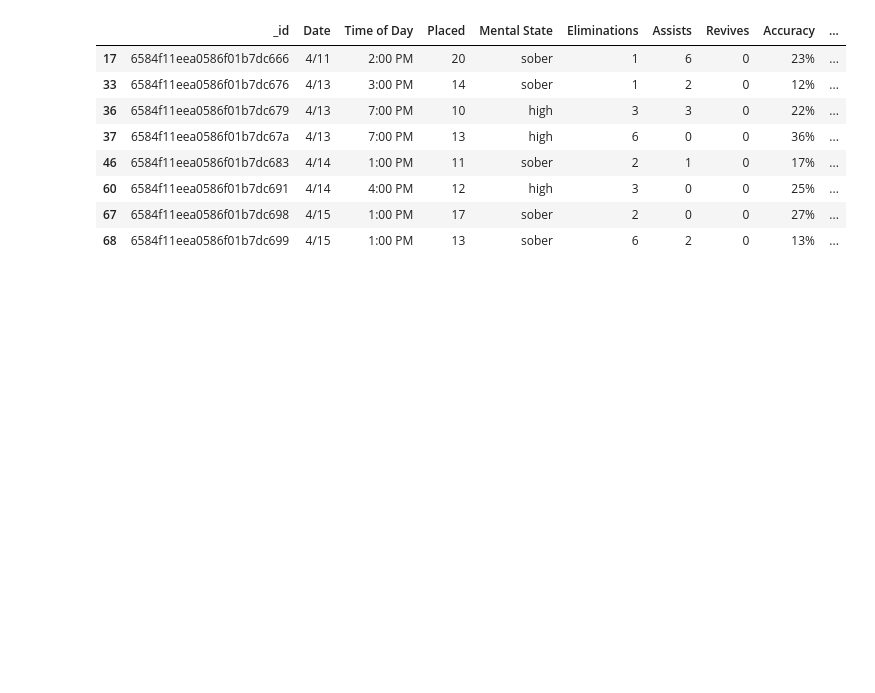
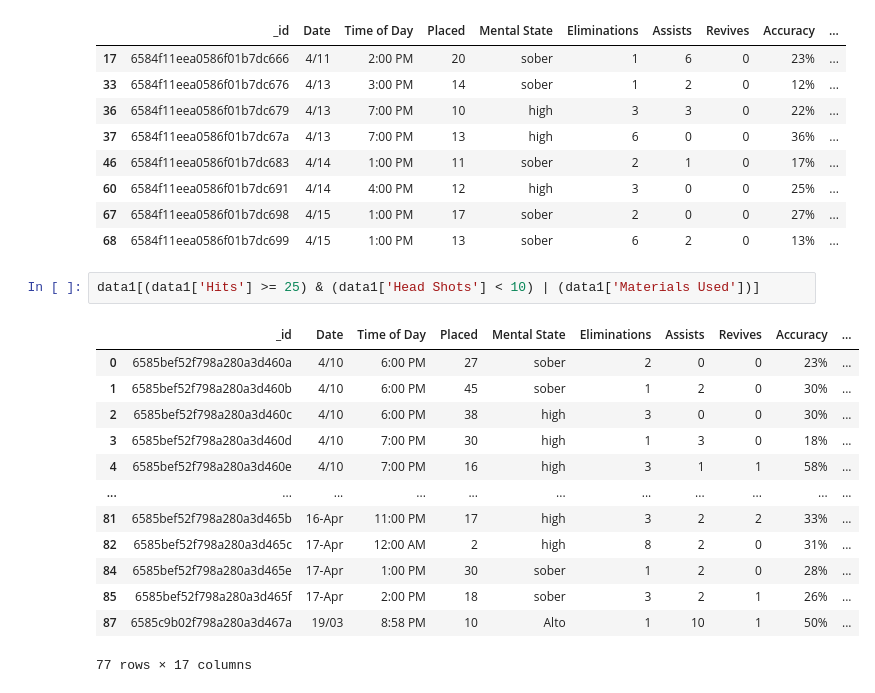
Before and after one commit to Dustin1904/Mongo-Python, a Jupyter notebook: Untitled.ipynb, the cells around one changed output. Saved outputs shown, nothing was run; the diff lists cells and outputs as text; blank space fills up the shorter version.

```diff
--- a/Untitled.ipynb
+++ b/Untitled.ipynb
@@ -145,3 +145,19 @@ data1[(data1['Placed']>=10)&(data1['Distance Traveled']>=1500)&(data1['Revives']
 | 60 | 6584f11eea0586f01b7dc691 | 4/14 | 4:00 PM | 12 | high | 3 | 0 | 0 | 25% | ... |
 | 67 | 6584f11eea0586f01b7dc698 | 4/15 | 1:00 PM | 17 | sober | 2 | 0 | 0 | 27% | ... |
 | 68 | 6584f11eea0586f01b7dc699 | 4/15 | 1:00 PM | 13 | sober | 6 | 2 | 0 | 13% | ... |
+# %%
+data1[(data1['Hits'] >= 25) & (data1['Head Shots'] < 10) | (data1['Materials Used'])]
+# %% [output]
+|  | _id | Date | Time of Day | Placed | Mental State | Eliminations | Assists | Revives | Accuracy | ... |
+| 0 | 6585bef52f798a280a3d460a | 4/10 | 6:00 PM | 27 | sober | 2 | 0 | 0 | 23% | ... |
+| 1 | 6585bef52f798a280a3d460b | 4/10 | 6:00 PM | 45 | sober | 1 | 2 | 0 | 30% | ... |
+| 2 | 6585bef52f798a280a3d460c | 4/10 | 6:00 PM | 38 | high | 3 | 0 | 0 | 30% | ... |
+| 3 | 6585bef52f798a280a3d460d | 4/10 | 7:00 PM | 30 | high | 1 | 3 | 0 | 18% | ... |
+| 4 | 6585bef52f798a280a3d460e | 4/10 | 7:00 PM | 16 | high | 3 | 1 | 1 | 58% | ... |
+| ... | ... | ... | ... | ... | ... | ... | ... | ... | ... | ... |
+| 81 | 6585bef52f798a280a3d465b | 16-Apr | 11:00 PM | 17 | high | 3 | 2 | 2 | 33% | ... |
+| 82 | 6585bef52f798a280a3d465c | 17-Apr | 12:00 AM | 2 | high | 8 | 2 | 0 | 31% | ... |
+| 84 | 6585bef52f798a280a3d465e | 17-Apr | 1:00 PM | 30 | sober | 1 | 2 | 0 | 28% | ... |
+| 85 | 6585bef52f798a280a3d465f | 17-Apr | 2:00 PM | 18 | sober | 3 | 2 | 1 | 26% | ... |
+| 87 | 6585c9b02f798a280a3d467a | 19/03 | 8:58 PM | 10 | Alto | 1 | 10 | 1 | 50% | ... |
+77 rows × 17 columns
```
Also changed, not shown: parts of 10 cells of this notebook.
